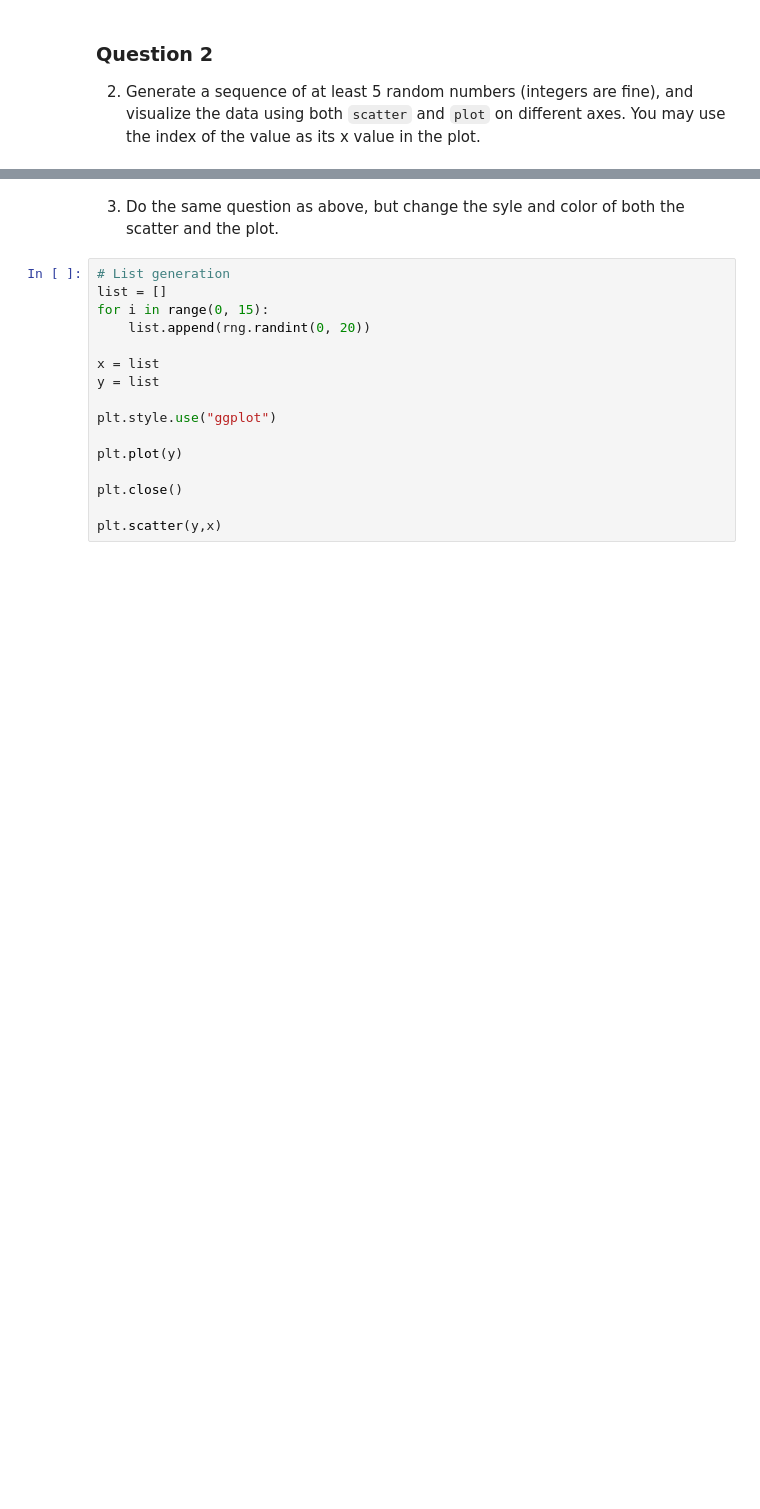
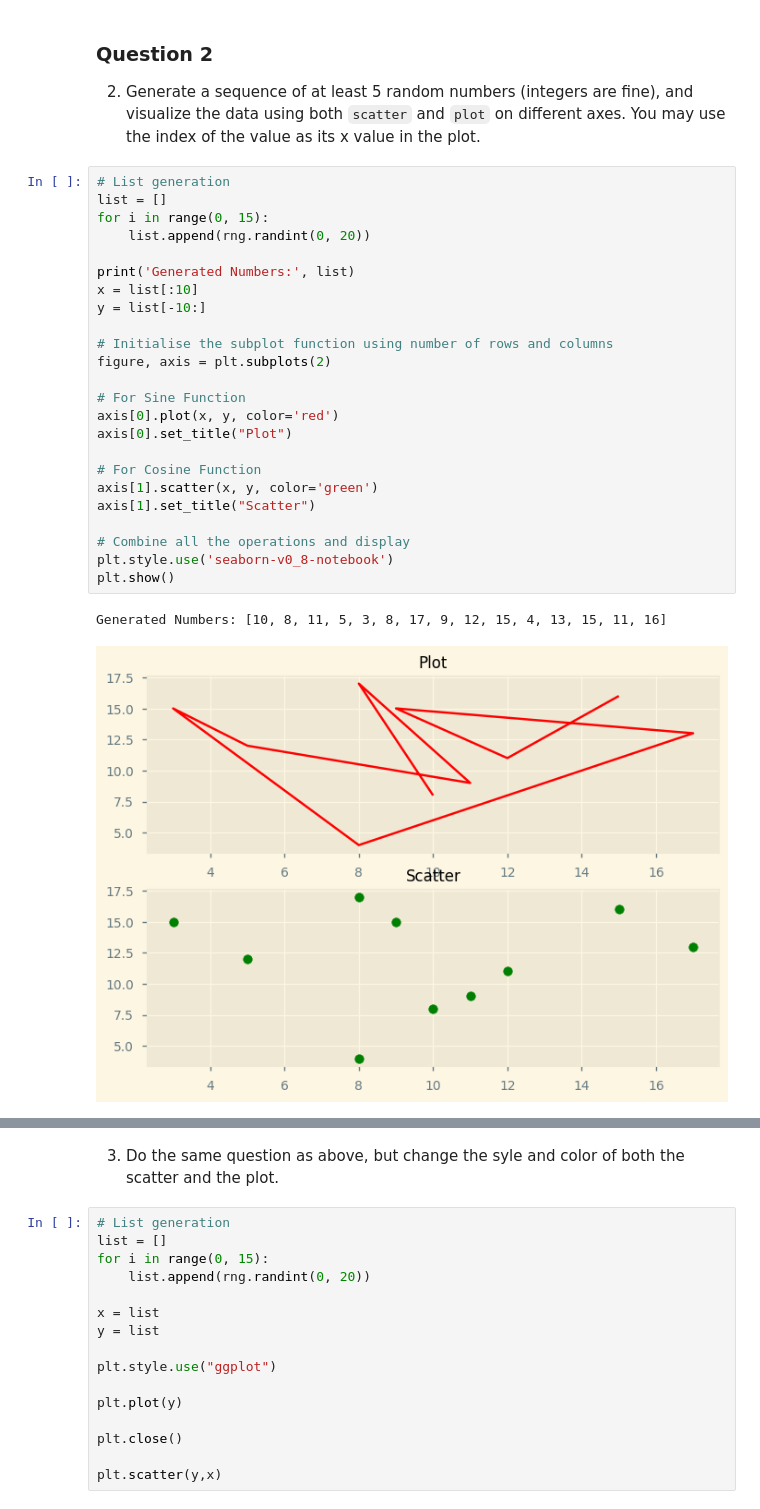
Before and after one commit to MichaelPogue/Northwest-Missouri-State-University, a Jupyter notebook: Web Mining and Applied NLP (44-620)/Module 3/pyplot.ipynb, the cells around one changed output, grey strips where cells are left out. Drawn from its saved outputs; the diff is of its cells as text; blank space fills up the shorter version.

```diff
--- a/Web Mining and Applied NLP (44-620)/Module 3/pyplot.ipynb
+++ b/Web Mining and Applied NLP (44-620)/Module 3/pyplot.ipynb
@@ -43,6 +49,33 @@ plt.bar(x,y)
 ### Question 2
 
 2. Generate a sequence of at least 5 random numbers (integers are fine), and visualize the data using both `scatter` and `plot` on different axes.  You may use the index of the value as its x value in the plot.
+# %%
+# List generation
+list = []
+for i in range(0, 15):
+    list.append(rng.randint(0, 20))
+
+print('Generated Numbers:', list)
+x = list[:10]
+y = list[-10:]
+
+# Initialise the subplot function using number of rows and columns
+figure, axis = plt.subplots(2)
+
+# For Sine Function
+axis[0].plot(x, y, color='red')
+axis[0].set_title("Plot")
+
+# For Cosine Function
+axis[1].scatter(x, y, color='green')
+axis[1].set_title("Scatter")
+
+# Combine all the operations and display
+plt.style.use('seaborn-v0_8-notebook')
+plt.show()
+# %% [output]
+Generated Numbers: [10, 8, 11, 5, 3, 8, 17, 9, 12, 15, 4, 13, 15, 11, 16]
+[figure, added]
 # %%
 # List generation
 list = []
```
Also changed, not shown: parts of 6 cells of this notebook.
